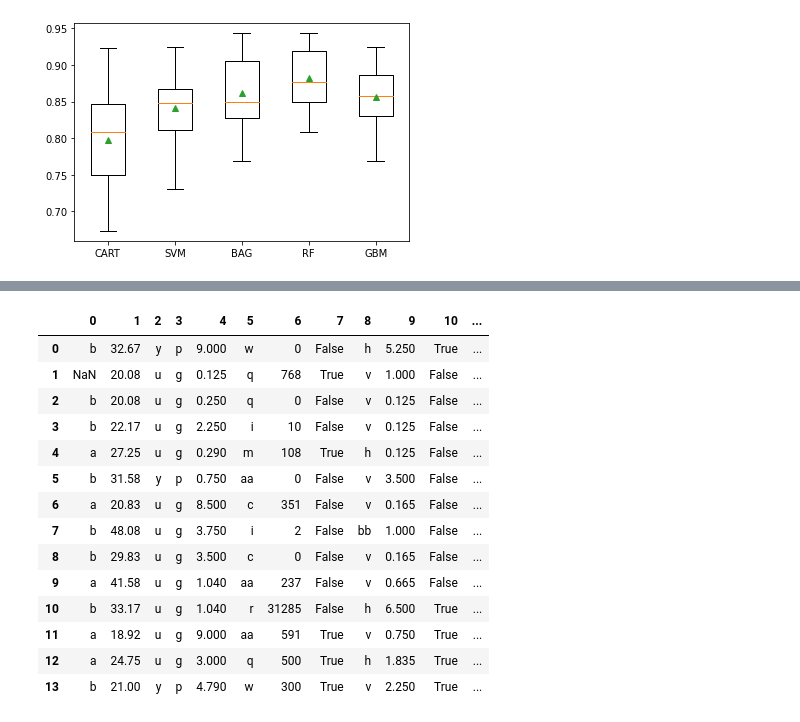
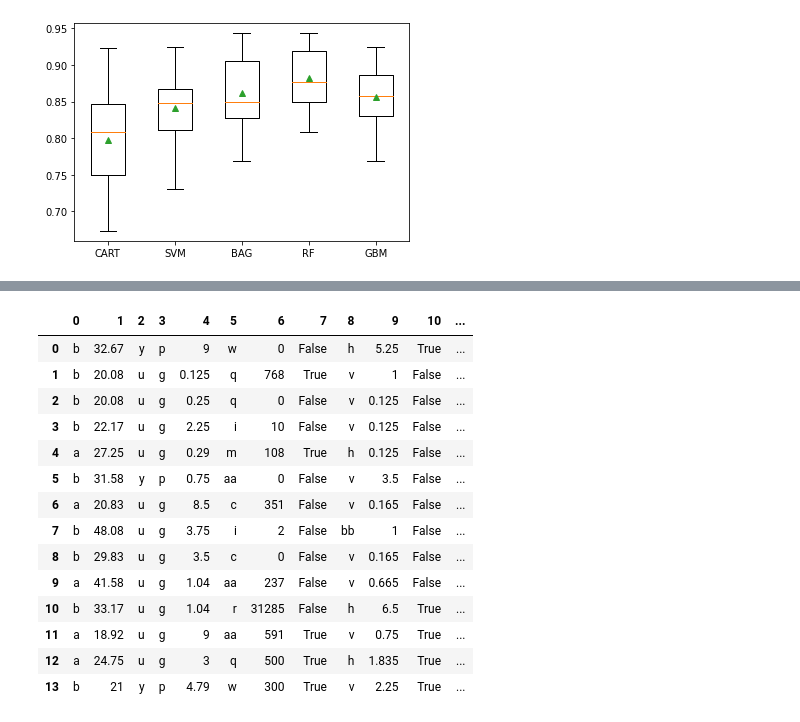
Before and after one commit to knztnt/ML-CO544-Project, a Jupyter notebook: Project-Phase1.ipynb, the cells around one changed output, grey strips where cells are left out. Cells and saved outputs as stored; diff of their text form; code cells hidden in the pictures.

Commit message:
impute test dataset
strategy most frequent

```diff
--- a/Project-Phase1.ipynb
+++ b/Project-Phase1.ipynb
@@ -351,6 +351,7 @@ from pandas import read_csv
 from sklearn.preprocessing import LabelEncoder
 from sklearn.preprocessing import OneHotEncoder
 from sklearn.preprocessing import MinMaxScaler
+from sklearn.impute import SimpleImputer
 from sklearn.compose import ColumnTransformer
 from sklearn.ensemble import GradientBoostingClassifier
 from imblearn.pipeline import Pipeline
@@ -390,53 +391,35 @@ pipeline = Pipeline(steps=[('t', ct), ('m', model)])
 # fit the model
 pipeline.fit(X, y)
 
+
+# read test data file
 test_dataframe = read_csv('testdata.csv', header=None, na_values='?')
+# convert to a numpy array
+test_dataframe = test_dataframe.to_numpy()
 
-# IMPORTANT!!! TODO: make predictions without dropping rows
 
-# drop rows with missing
-# test_dataframe = test_dataframe.dropna()
+# fill missing values with most frequent column values
+imp = SimpleImputer(strategy = 'most_frequent')
+test_dataframe = imp.fit_transform(test_dataframe)
 
-# check missing value for each row
-is_NaN = test_dataframe.isnull()
-row_has_NaN = is_NaN.any(axis=1)
+# convert back to a dataframe
+test_dataframe = pandas.DataFrame(test_dataframe)
 
 # convert dataframes into numpy arrays
 test_data = test_dataframe.values
-row_has_NaN = row_has_NaN.values
-NaN_index = np.where(row_has_NaN == True) # get index of NaN rows
 
 
 # initialize a list
 result_list = list()
 
-
-# evaluate
-row_count = 0
-
 for row in test_data:
-
-    contain_NaN = False
-
-    # if current row has a NaN
-    for i in NaN_index[0]:
-        if(row_count == i):
-            contain_NaN = True
-
-    if (contain_NaN):
-        print('> Predicted = NaN')
-        result_list.append('NaN')
-        row_count += 1
-        continue
-    else:
-        # make prediction
-        yhat = pipeline.predict([row])
-        # get the label
-        label = yhat[0]
-        # summarize predictions
-        result_list.append('Success' if label == 1 else 'Failure')
-        print('> Predicted = Success' if label == 1 else '> Predicted = Failure')
-        row_count += 1
+    # make prediction
+    yhat = pipeline.predict([row])
+    # get the label
+    label = yhat[0]
+    # summarize predictions
+    result_list.append('Success' if label == 1 else 'Failure')
+    print('> Predicted = Success' if label == 1 else '> Predicted = Failure')
 
 # concat predicted column with given test dataset
 result_list = pandas.DataFrame(result_list)
@@ -452,27 +435,27 @@ result_list
 > Predicted = Failure
 > Predicted = Failure
 > Predicted = Failure
 > Predicted = Failure
 > Predicted = Failure
 > Predicted = Failure
 > Predicted = Failure
 > Predicted = Failure
 > Predicted = Success
 > Predicted = Success
 > Predicted = Success
 > Predicted = Success
 |  | 0 | 1 | 2 | 3 | 4 | 5 | 6 | 7 | 8 | 9 | 10 | ... |
-| 0 | b | 32.67 | y | p | 9.000 | w | 0 | False | h | 5.250 | True | ... |
-| 1 | NaN | 20.08 | u | g | 0.125 | q | 768 | True | v | 1.000 | False | ... |
-| 2 | b | 20.08 | u | g | 0.250 | q | 0 | False | v | 0.125 | False | ... |
-| 3 | b | 22.17 | u | g | 2.250 | i | 10 | False | v | 0.125 | False | ... |
-| 4 | a | 27.25 | u | g | 0.290 | m | 108 | True | h | 0.125 | False | ... |
-| 5 | b | 31.58 | y | p | 0.750 | aa | 0 | False | v | 3.500 | False | ... |
-| 6 | a | 20.83 | u | g | 8.500 | c | 351 | False | v | 0.165 | False | ... |
-| 7 | b | 48.08 | u | g | 3.750 | i | 2 | False | bb | 1.000 | False | ... |
-| 8 | b | 29.83 | u | g | 3.500 | c | 0 | False | v | 0.165 | False | ... |
-| 9 | a | 41.58 | u | g | 1.040 | aa | 237 | False | v | 0.665 | False | ... |
-| 10 | b | 33.17 | u | g | 1.040 | r | 31285 | False | h | 6.500 | True | ... |
-| 11 | a | 18.92 | u | g | 9.000 | aa | 591 | True | v | 0.750 | True | ... |
-| 12 | a | 24.75 | u | g | 3.000 | q | 500 | True | h | 1.835 | True | ... |
-| 13 | b | 21.00 | y | p | 4.790 | w | 300 | True | v | 2.250 | True | ... |
+| 0 | b | 32.67 | y | p | 9 | w | 0 | False | h | 5.25 | True | ... |
+| 1 | b | 20.08 | u | g | 0.125 | q | 768 | True | v | 1 | False | ... |
+| 2 | b | 20.08 | u | g | 0.25 | q | 0 | False | v | 0.125 | False | ... |
+| 3 | b | 22.17 | u | g | 2.25 | i | 10 | False | v | 0.125 | False | ... |
+| 4 | a | 27.25 | u | g | 0.29 | m | 108 | True | h | 0.125 | False | ... |
+| 5 | b | 31.58 | y | p | 0.75 | aa | 0 | False | v | 3.5 | False | ... |
+| 6 | a | 20.83 | u | g | 8.5 | c | 351 | False | v | 0.165 | False | ... |
+| 7 | b | 48.08 | u | g | 3.75 | i | 2 | False | bb | 1 | False | ... |
+| 8 | b | 29.83 | u | g | 3.5 | c | 0 | False | v | 0.165 | False | ... |
+| 9 | a | 41.58 | u | g | 1.04 | aa | 237 | False | v | 0.665 | False | ... |
+| 10 | b | 33.17 | u | g | 1.04 | r | 31285 | False | h | 6.5 | True | ... |
+| 11 | a | 18.92 | u | g | 9 | aa | 591 | True | v | 0.75 | True | ... |
+| 12 | a | 24.75 | u | g | 3 | q | 500 | True | h | 1.835 | True | ... |
+| 13 | b | 21 | y | p | 4.79 | w | 300 | True | v | 2.25 | True | ... |
```
Also changed, not shown: parts of 1 cell of this notebook, 1 other file.
